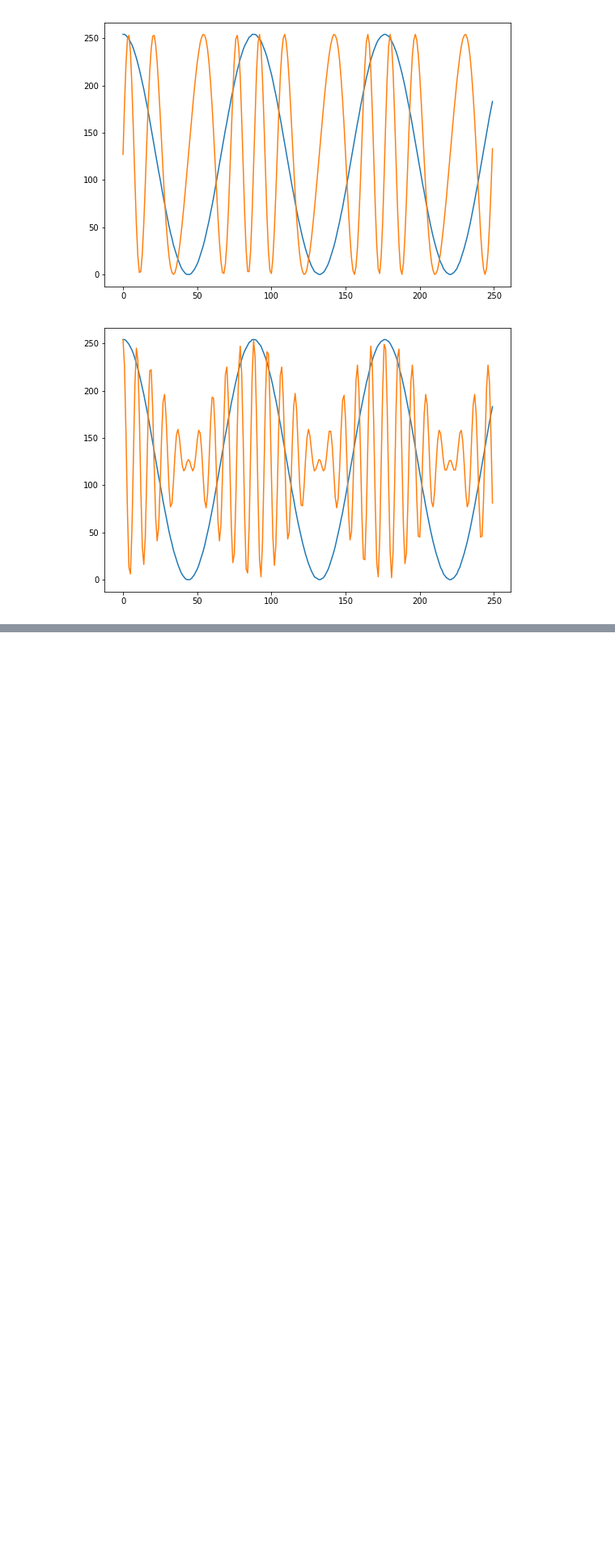
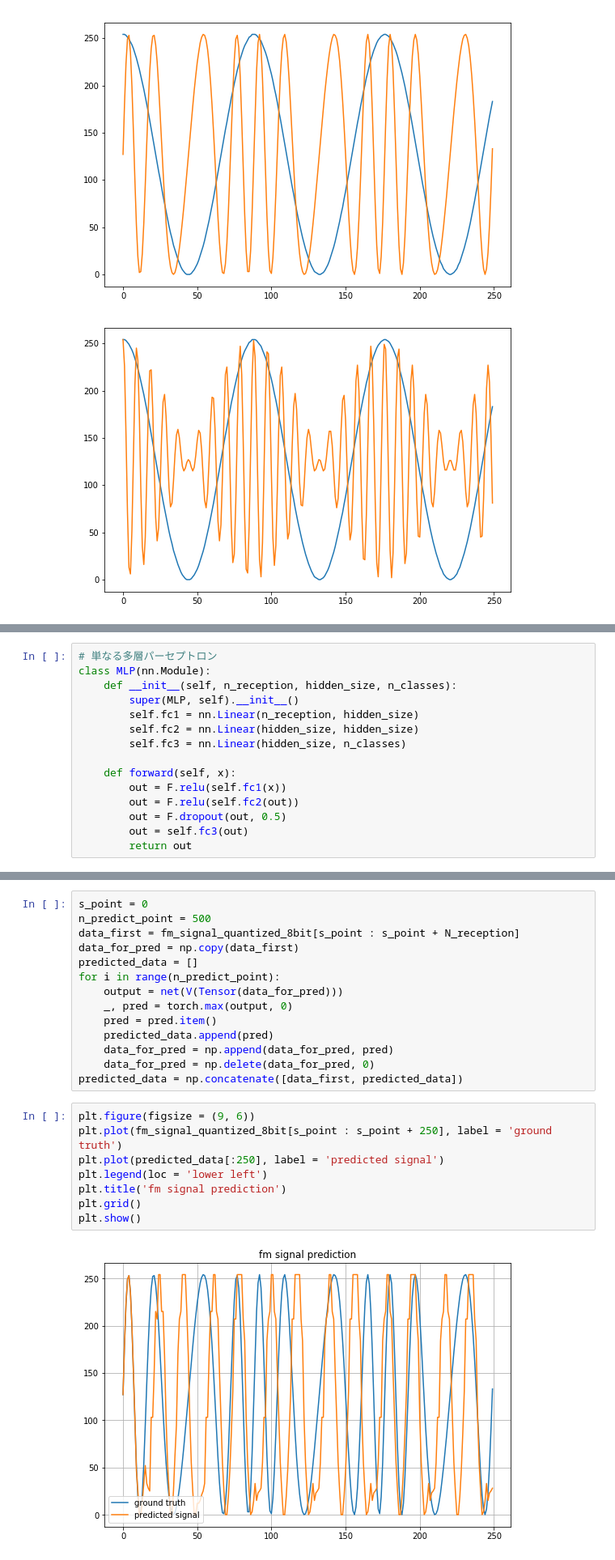
Before and after one commit to cross32768/dilated_conv, a Jupyter notebook: dilated_conv.ipynb, the cells around one changed output, grey strips where cells are left out. Shown: that part at 81% size. Cells and saved outputs as stored; diff of their text form; blank space fills up the shorter version.

```diff
--- a/dilated_conv.ipynb
+++ b/dilated_conv.ipynb
@@ -113,0 +148,15 @@ plt.show()
+# %%
+# 単なる多層パーセプトロン
+class MLP(nn.Module):
+    def __init__(self, n_reception, hidden_size, n_classes):
+        super(MLP, self).__init__()
+        self.fc1 = nn.Linear(n_reception, hidden_size)
+        self.fc2 = nn.Linear(hidden_size, hidden_size)
+        self.fc3 = nn.Linear(hidden_size, n_classes)
+
+    def forward(self, x):
+        out = F.relu(self.fc1(x))
+        out = F.relu(self.fc2(out))
+        out = F.dropout(out, 0.5)
+        out = self.fc3(out)
+        return out
@@ -113,0 +244,24 @@ plt.show()
+# %%
+s_point = 0
+n_predict_point = 500
+data_first = fm_signal_quantized_8bit[s_point : s_point + N_reception]
+data_for_pred = np.copy(data_first)
+predicted_data = []
+for i in range(n_predict_point):
+    output = net(V(Tensor(data_for_pred)))
+    _, pred = torch.max(output, 0)
+    pred = pred.item()
+    predicted_data.append(pred)
+    data_for_pred = np.append(data_for_pred, pred)
+    data_for_pred = np.delete(data_for_pred, 0)
+predicted_data = np.concatenate([data_first, predicted_data])
+# %%
+plt.figure(figsize = (9, 6))
+plt.plot(fm_signal_quantized_8bit[s_point : s_point + 250], label = 'ground truth')
+plt.plot(predicted_data[:250], label = 'predicted signal')
+plt.legend(loc = 'lower left')
+plt.title('fm signal prediction')
+plt.grid()
+plt.show()
+# %% [output]
+[figure, added]
```
Also changed, not shown: parts of 11 cells of this notebook.
